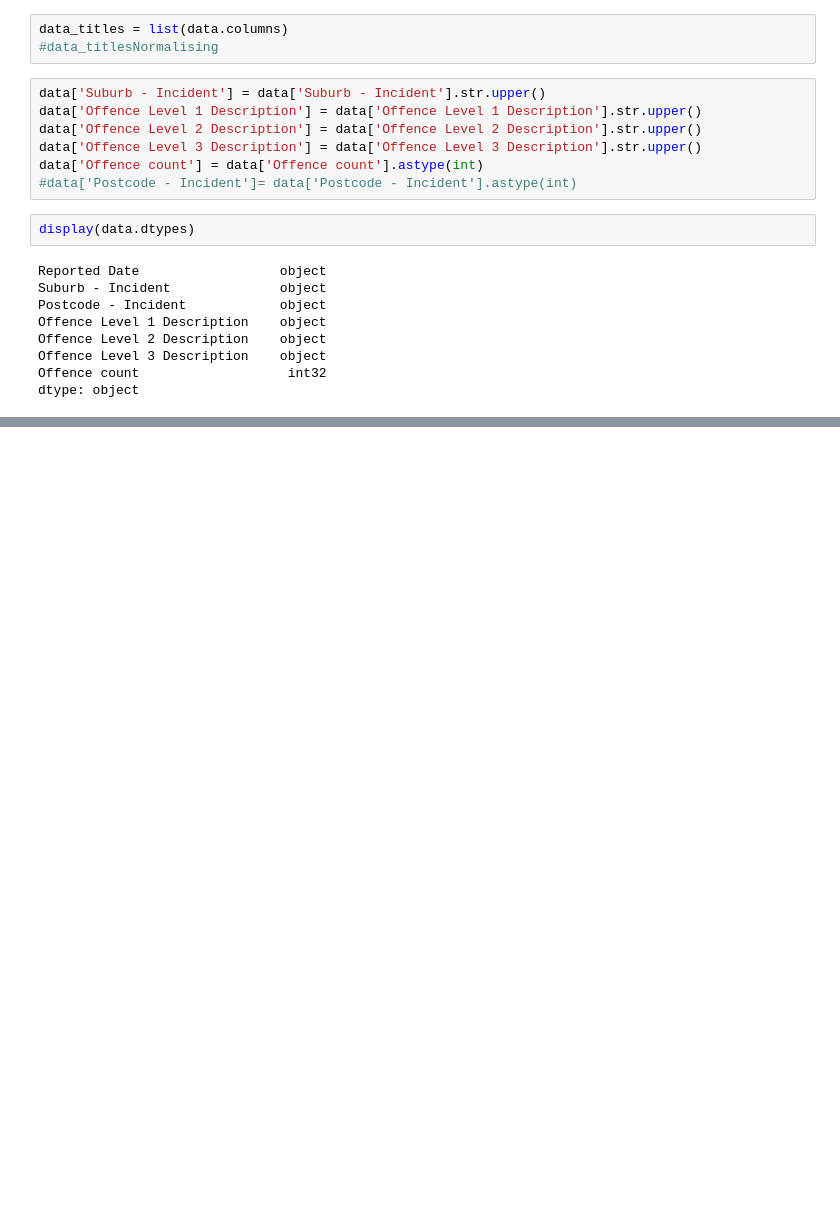
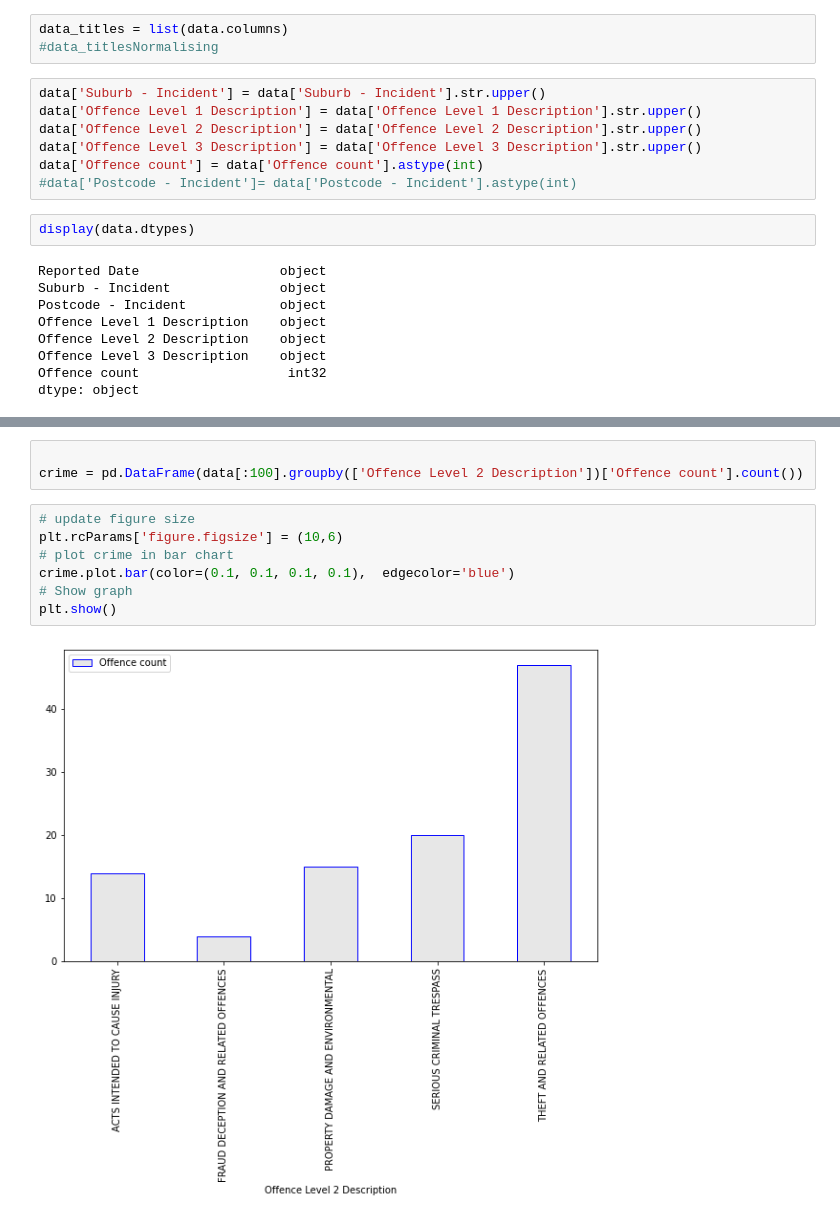
Before and after one commit to MunyaradziMagura/SA-Crime, a Jupyter notebook: SA_crime.ipynb, the cells around one changed output, grey strips where cells are left out. Saved outputs shown, nothing was run; the diff lists cells and outputs as text; blank space fills up the shorter version.

Commit message:
bar chart added

```diff
--- a/SA_crime.ipynb
+++ b/SA_crime.ipynb
@@ -191,0 +193,12 @@ data.plot.bar(x='Offence Level 2 Description', rot=0)
+# %%
+
+crime = pd.DataFrame(data[:100].groupby(['Offence Level 2 Description'])['Offence count'].count())
+# %%
+# update figure size
+plt.rcParams['figure.figsize'] = (10,6)
+# plot crime in bar chart
+crime.plot.bar(color=(0.1, 0.1, 0.1, 0.1),  edgecolor='blue')
+# Show graph
+plt.show()
+# %% [output]
+[figure, added]
```
Also changed, not shown: parts of 2 cells of this notebook.
